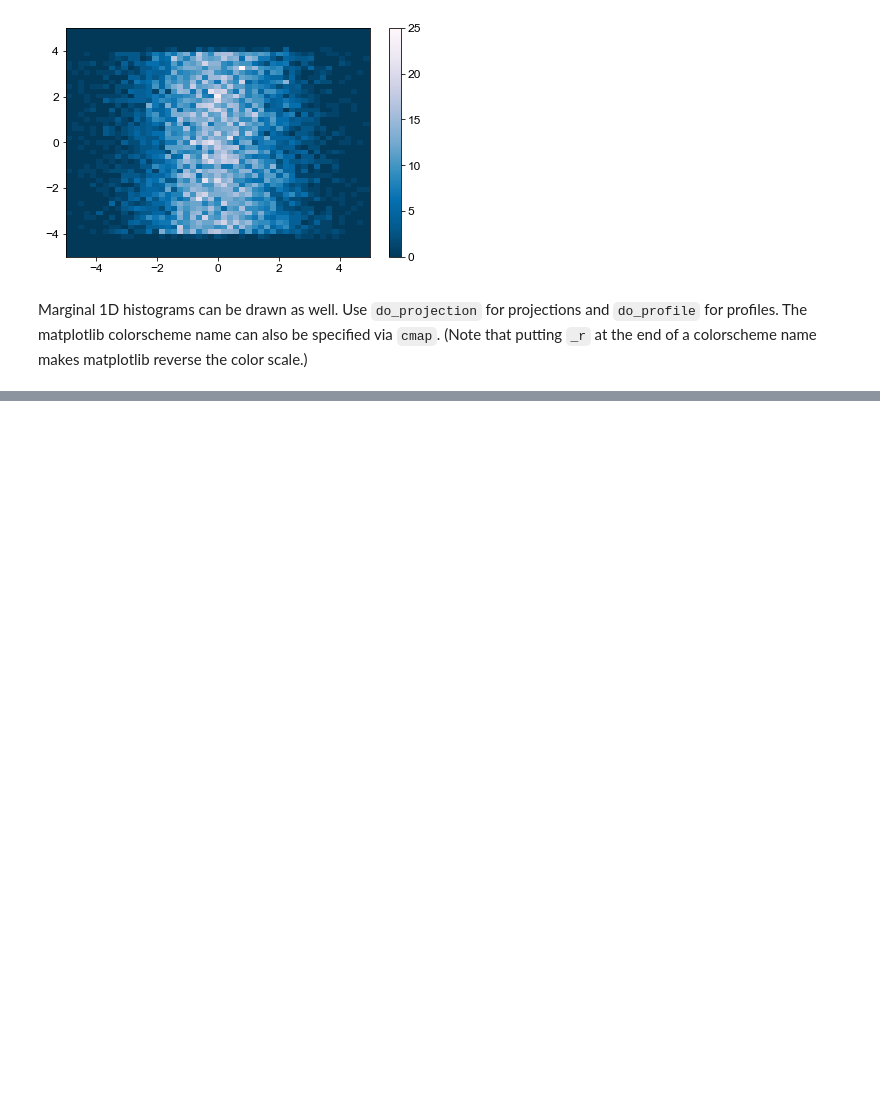
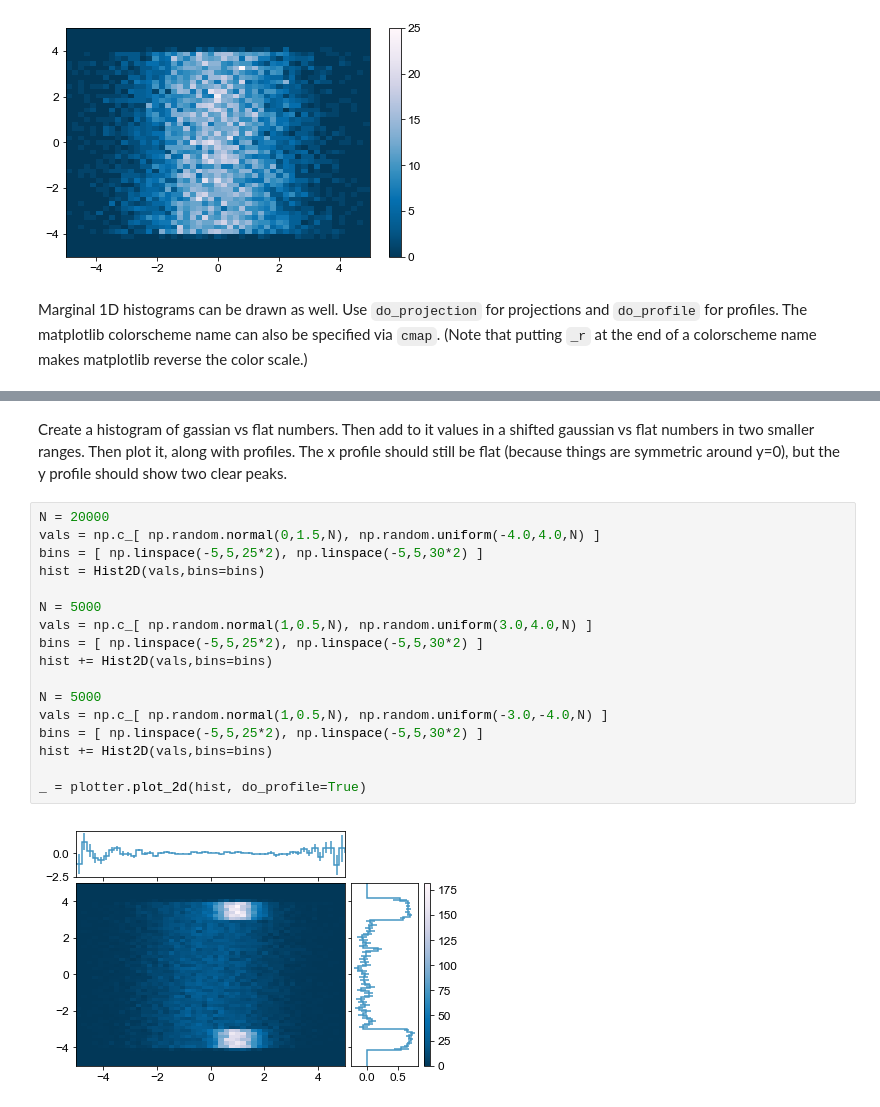
Before and after one commit to aminnj/matplottery, a Jupyter notebook: examples/examples.ipynb, the cells around one changed output, grey strips where cells are left out. Cells and saved outputs as stored; diff of their text form; blank space fills up the shorter version.

```diff
--- a/examples/examples.ipynb
+++ b/examples/examples.ipynb
@@ -270,0 +270,21 @@ _ = plotter.plot_2d(hist, do_projection=True, xlabel="x label", ylabel="ylabel",
+# %% [markdown]
+Create a histogram of gassian vs flat numbers. Then add to it values in a shifted gaussian vs flat numbers in two smaller ranges. Then plot it, along with profiles. The x profile should still be flat (because things are symmetric around y=0), but the y profile should show two clear peaks.
+# %%
+N = 20000
+vals = np.c_[ np.random.normal(0,1.5,N), np.random.uniform(-4.0,4.0,N) ]
+bins = [ np.linspace(-5,5,25*2), np.linspace(-5,5,30*2) ]
+hist = Hist2D(vals,bins=bins)
+
+N = 5000
+vals = np.c_[ np.random.normal(1,0.5,N), np.random.uniform(3.0,4.0,N) ]
+bins = [ np.linspace(-5,5,25*2), np.linspace(-5,5,30*2) ]
+hist += Hist2D(vals,bins=bins)
+
+N = 5000
+vals = np.c_[ np.random.normal(1,0.5,N), np.random.uniform(-3.0,-4.0,N) ]
+bins = [ np.linspace(-5,5,25*2), np.linspace(-5,5,30*2) ]
+hist += Hist2D(vals,bins=bins)
+
+_ = plotter.plot_2d(hist, do_profile=True)
+# %% [output]
+[figure, added]
```
Also changed, not shown: parts of 4 cells of this notebook, 2 other files.
